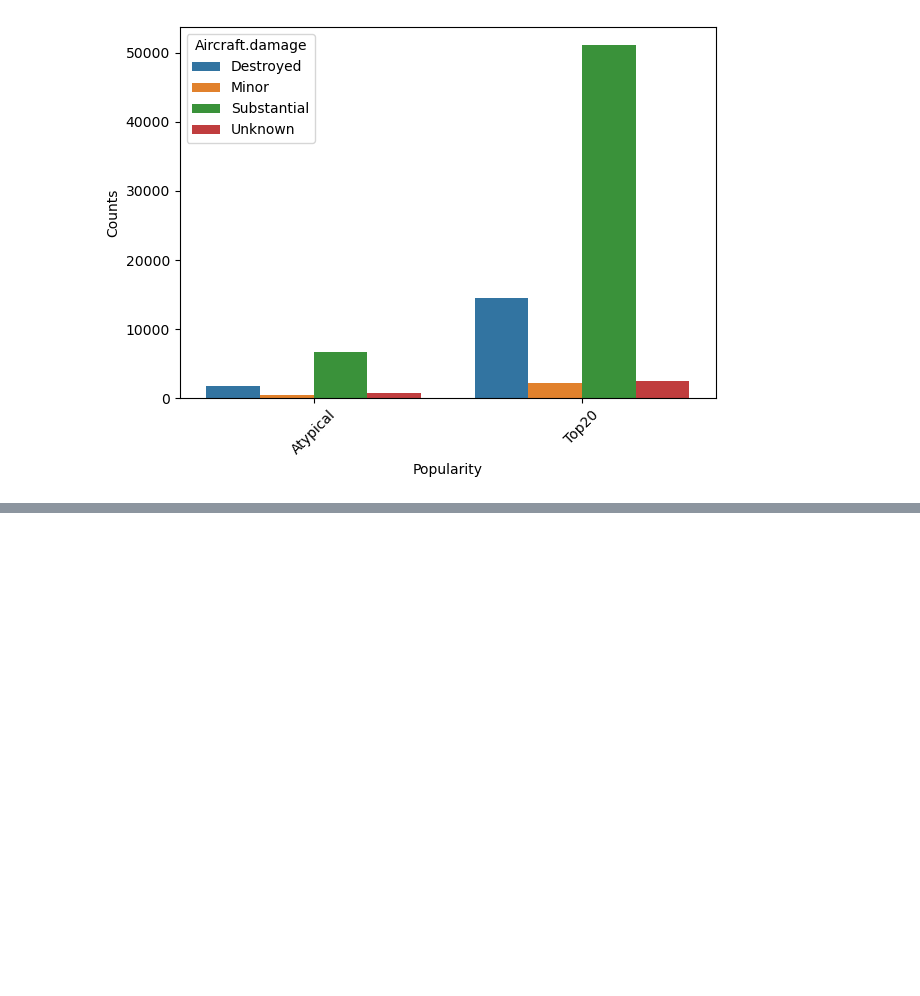
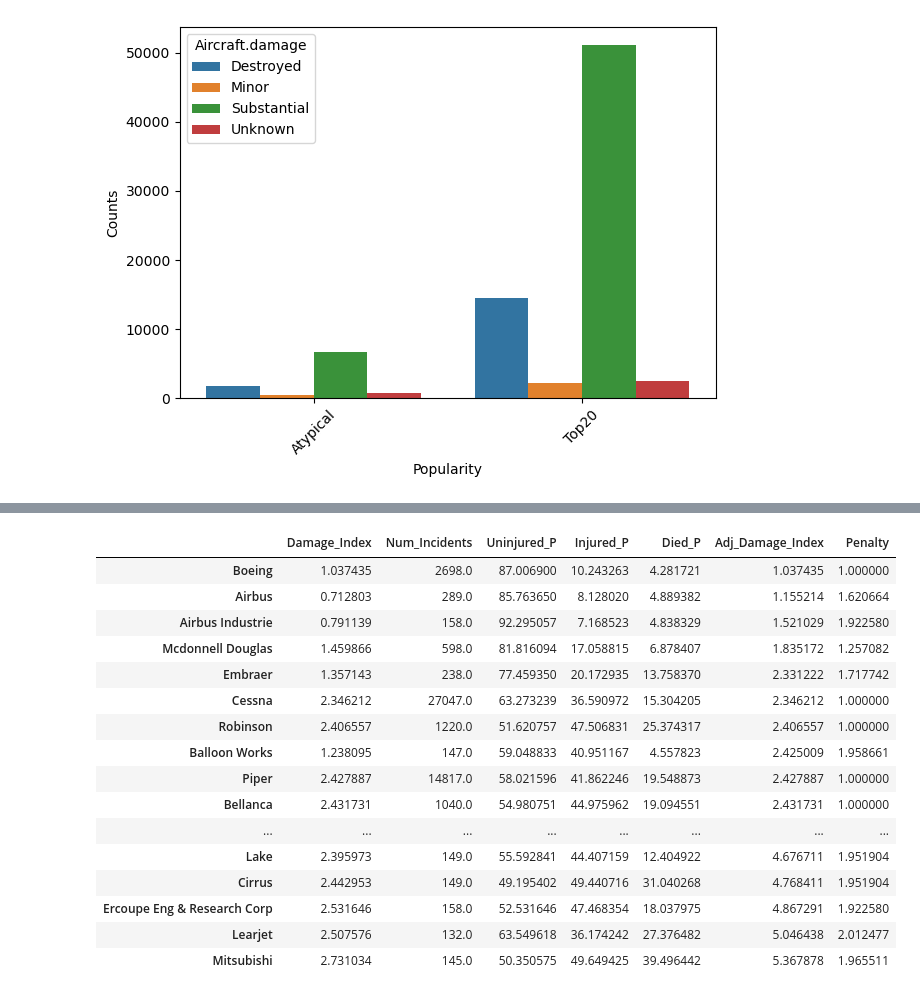
Before and after one commit to torederu/NTSB-Aviation-Analysis, a Jupyter notebook: tem/analysis.ipynb, the cells around one changed output, grey strips where cells are left out. Cells and saved outputs as stored; diff of their text form; code cells hidden in the pictures; blank space fills up the shorter version.

```diff
--- a/tem/analysis.ipynb
+++ b/tem/analysis.ipynb
@@ -375,0 +391,24 @@ make_percentages
+# %%
+threshold = 1000
+penalty_rate = 0.5
+di_df['Penalty'] = di_df['Num_Incidents'].apply(lambda x: 1 + penalty_rate * np.log(threshold/x) if x < threshold else 1)
+di_df['Adj_Damage_Index'] = di_df['Damage_Index'] * di_df['Penalty']
+di_df.sort_values(by = 'Adj_Damage_Index')
+# %% [output]
+|  | Damage_Index | Num_Incidents | Uninjured_P | Injured_P | Died_P | Adj_Damage_Index | Penalty |
+| Boeing | 1.037435 | 2698.0 | 87.006900 | 10.243263 | 4.281721 | 1.037435 | 1.000000 |
+| Airbus | 0.712803 | 289.0 | 85.763650 | 8.128020 | 4.889382 | 1.155214 | 1.620664 |
+| Airbus Industrie | 0.791139 | 158.0 | 92.295057 | 7.168523 | 4.838329 | 1.521029 | 1.922580 |
+| Mcdonnell Douglas | 1.459866 | 598.0 | 81.816094 | 17.058815 | 6.878407 | 1.835172 | 1.257082 |
+| Embraer | 1.357143 | 238.0 | 77.459350 | 20.172935 | 13.758370 | 2.331222 | 1.717742 |
+| Cessna | 2.346212 | 27047.0 | 63.273239 | 36.590972 | 15.304205 | 2.346212 | 1.000000 |
+| Robinson | 2.406557 | 1220.0 | 51.620757 | 47.506831 | 25.374317 | 2.406557 | 1.000000 |
+| Balloon Works | 1.238095 | 147.0 | 59.048833 | 40.951167 | 4.557823 | 2.425009 | 1.958661 |
+| Piper | 2.427887 | 14817.0 | 58.021596 | 41.862246 | 19.548873 | 2.427887 | 1.000000 |
+| Bellanca | 2.431731 | 1040.0 | 54.980751 | 44.975962 | 19.094551 | 2.431731 | 1.000000 |
+| ... | ... | ... | ... | ... | ... | ... | ... |
+| Lake | 2.395973 | 149.0 | 55.592841 | 44.407159 | 12.404922 | 4.676711 | 1.951904 |
+| Cirrus | 2.442953 | 149.0 | 49.195402 | 49.440716 | 31.040268 | 4.768411 | 1.951904 |
+| Ercoupe Eng & Research Corp | 2.531646 | 158.0 | 52.531646 | 47.468354 | 18.037975 | 4.867291 | 1.922580 |
+| Learjet | 2.507576 | 132.0 | 63.549618 | 36.174242 | 27.376482 | 5.046438 | 2.012477 |
+| Mitsubishi | 2.731034 | 145.0 | 50.350575 | 49.649425 | 39.496442 | 5.367878 | 1.965511 |
```
Also changed, not shown: parts of 5 cells of this notebook.
